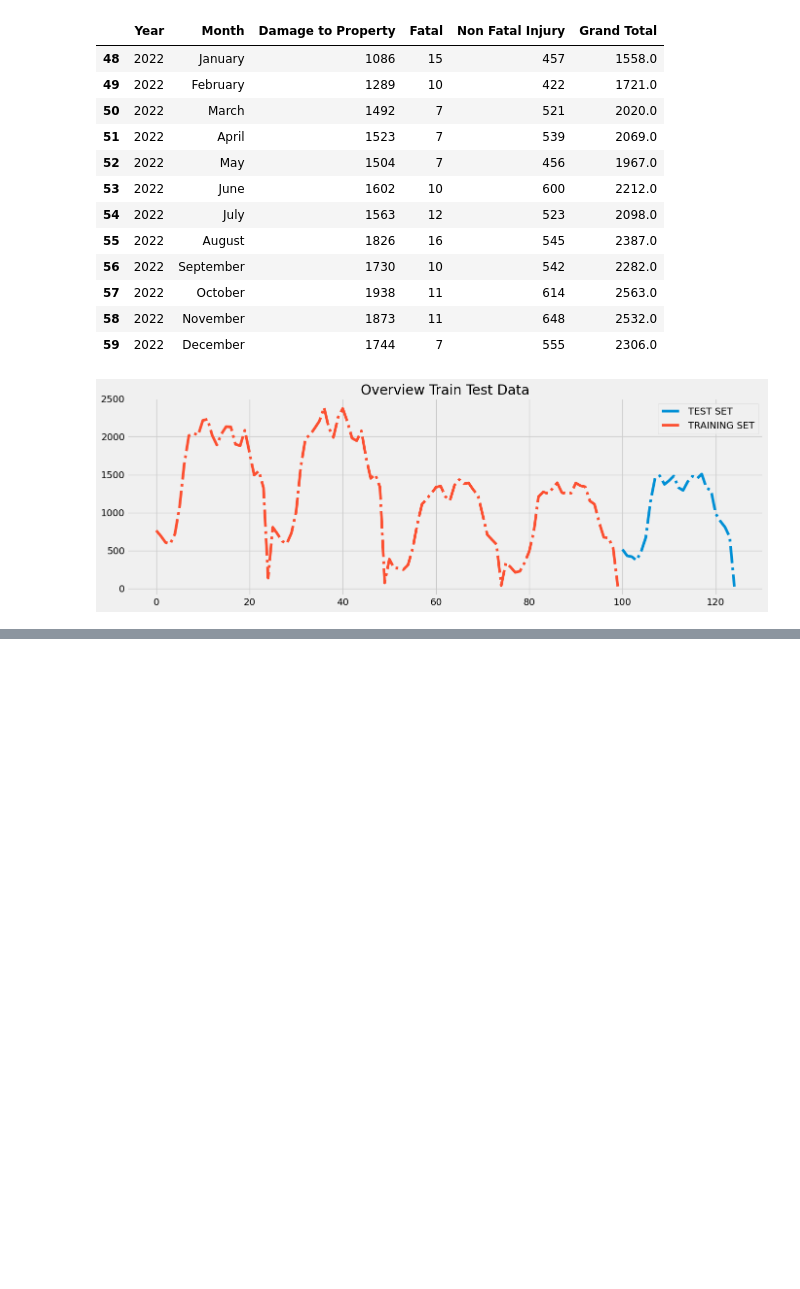
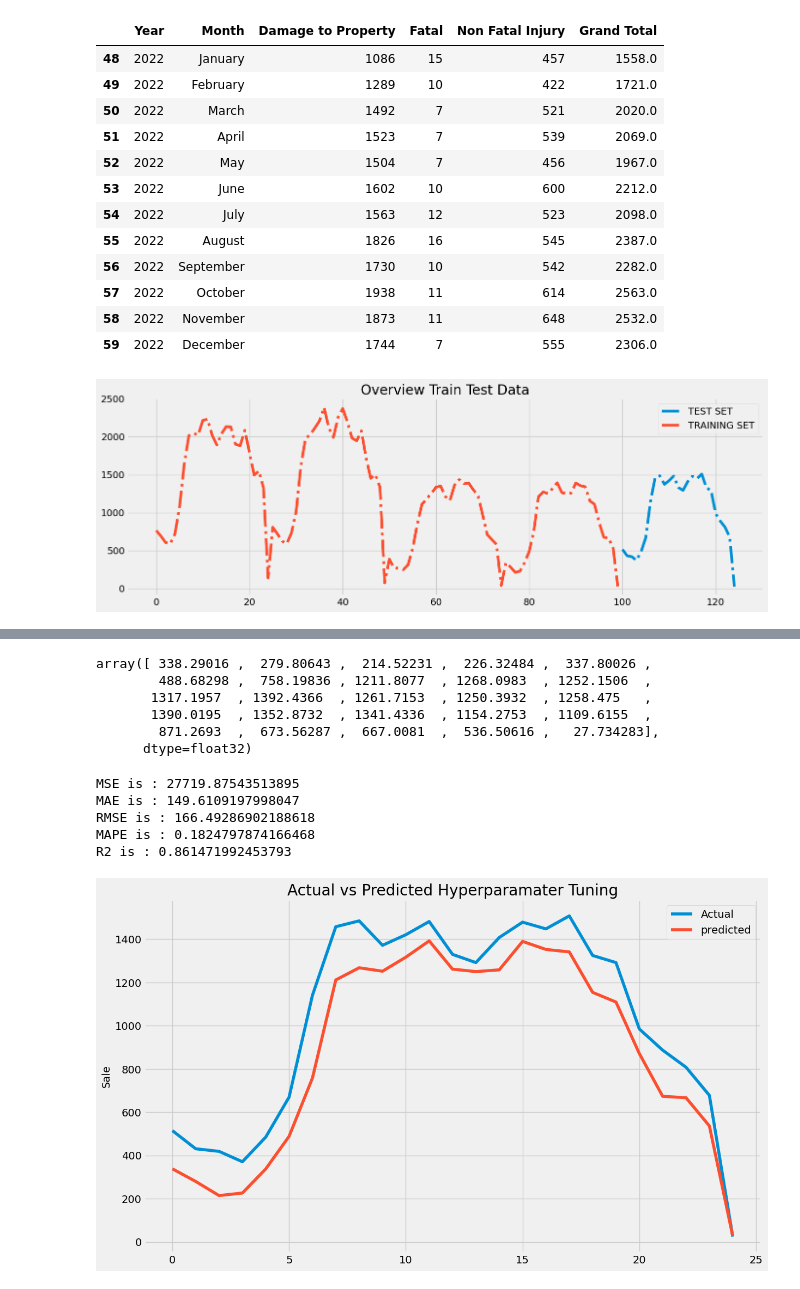
Before and after one commit to MaiJhay/Road-Accidents-In-Quezon-City, a Jupyter notebook: main.ipynb, the cells around one changed output, grey strips where cells are left out. Cells and saved outputs as stored; diff of their text form; code cells hidden in the pictures; blank space fills up the shorter version.

Commit message:
prediction

```diff
--- a/main.ipynb
+++ b/main.ipynb
@@ -306,0 +428,28 @@ testX, testY = create_features(test_sale_copy, target_variable='Sale')
+# %%
+predicted_results_hour = xgb_hour.predict(hour_testX)
+predicted_results_hour
+# %% [output]
+array([ 338.29016 ,  279.80643 ,  214.52231 ,  226.32484 ,  337.80026 ,
+        488.68298 ,  758.19836 , 1211.8077  , 1268.0983  , 1252.1506  ,
+       1317.1957  , 1392.4366  , 1261.7153  , 1250.3932  , 1258.475   ,
+       1390.0195  , 1352.8732  , 1341.4336  , 1154.2753  , 1109.6155  ,
+        871.2693  ,  673.56287 ,  667.0081  ,  536.50616 ,   27.734283],
+      dtype=float32)
+# %%
+timeseries_evaluation_metrics_func(hour_testY, predicted_results_hour)
+# %% [output]
+MSE is : 27719.87543513895
+MAE is : 149.6109197998047
+RMSE is : 166.49286902188618
+MAPE is : 0.1824797874166468
+R2 is : 0.861471992453793
+# %%
+plt.figure(figsize=(13,8))
+plt.plot(list(hour_testY))
+plt.plot(list(predicted_results_hour))
+plt.title("Actual vs Predicted Hyperparamater Tuning")
+plt.ylabel("Sale")
+plt.legend(('Actual','predicted'))
+plt.show()
+# %% [output]
+[figure, added]
```
Also changed, not shown: parts of 13 cells of this notebook.
